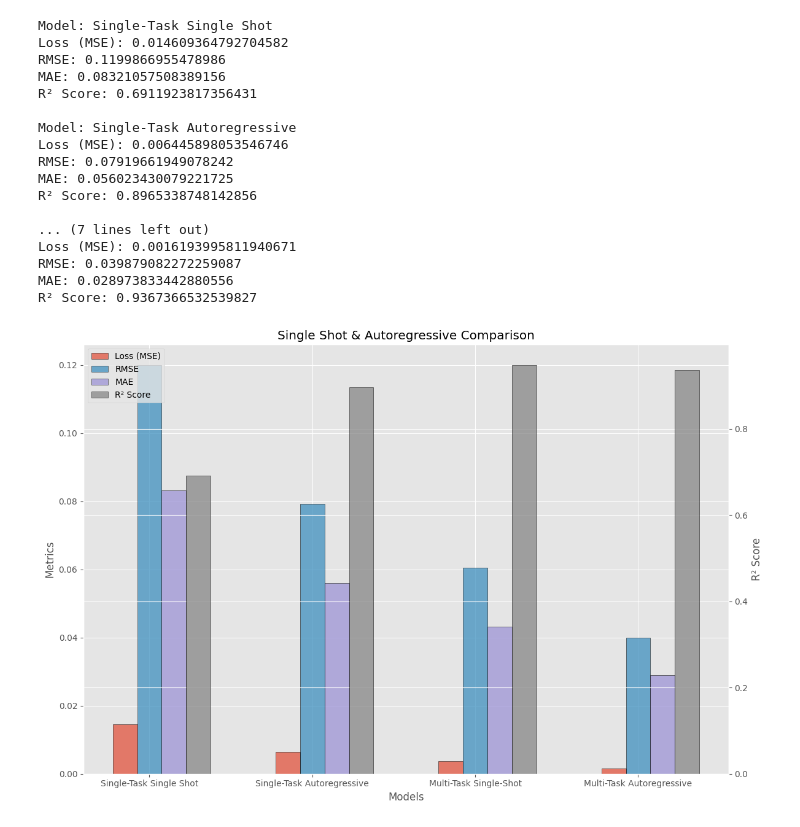
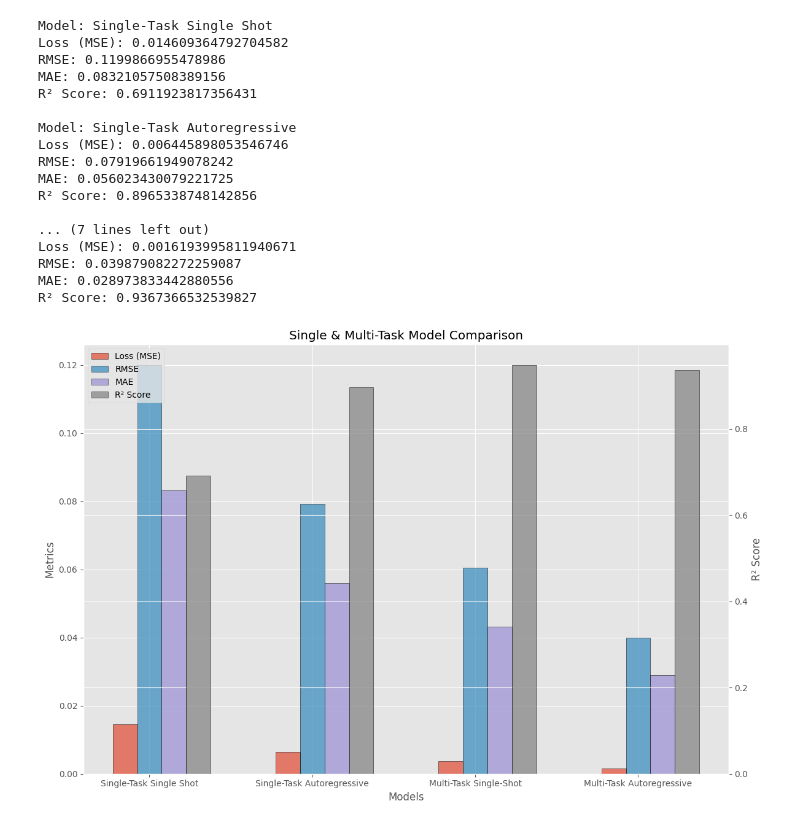
Before and after one commit to philiphan0109/time-series-forecasting, a Jupyter notebook: Multi Feature Model/model_results.ipynb, the cells around one changed output. Cells and saved outputs as stored; diff of their text form; code cells hidden in the pictures.

```diff
--- a/Multi Feature Model/model_results.ipynb
+++ b/Multi Feature Model/model_results.ipynb
@@ -44,7 +44,7 @@ bars3 = ax1.bar([p + width*2 for p in x], mae, width, label='MAE', align='center
 
 ax1.set_xlabel('Models')
 ax1.set_ylabel('Metrics')
-ax1.set_title('Single Shot & Autoregressive Comparison')
+ax1.set_title('Single & Multi-Task Model Comparison')
 ax1.set_xticks([p + width for p in x])
 ax1.set_xticklabels(models)
 
@@ -54,31 +54,31 @@ ax2 = ax1.twinx()
 bars4 = ax2.bar([p + width*3 for p in x], r_squared, width, label='R² Score', align='center', alpha=0.7, edgecolor='black', color='grey', zorder=2)
 ax2.set_ylabel('R² Score')
 
 # Combining legends from both y-axes
 lines, labels = ax1.get_legend_handles_labels()
 lines2, labels2 = ax2.get_legend_handles_labels()
 ax2.legend(lines + lines2, labels + labels2, loc='upper left')
 
 plt.tight_layout()
 plt.savefig('figures/Single & Multi-Task Model Comparison.jpg', format='jpg', bbox_inches='tight', dpi = 300)
 
 plt.show()
 # %% [output]
 Model: Single-Task Single Shot
 Loss (MSE): 0.014609364792704582
 RMSE: 0.1199866955478986
 MAE: 0.08321057508389156
 R² Score: 0.6911923817356431
 
 Model: Single-Task Autoregressive
 Loss (MSE): 0.006445898053546746
 RMSE: 0.07919661949078242
 MAE: 0.056023430079221725
 R² Score: 0.8965338748142856
 
 ... (7 lines left out)
 Loss (MSE): 0.0016193995811940671
 RMSE: 0.039879082272259087
 MAE: 0.028973833442880556
 R² Score: 0.9367366532539827
-[figure, old version]
+[figure, new version]
```
Also changed, not shown: 1 other file.
